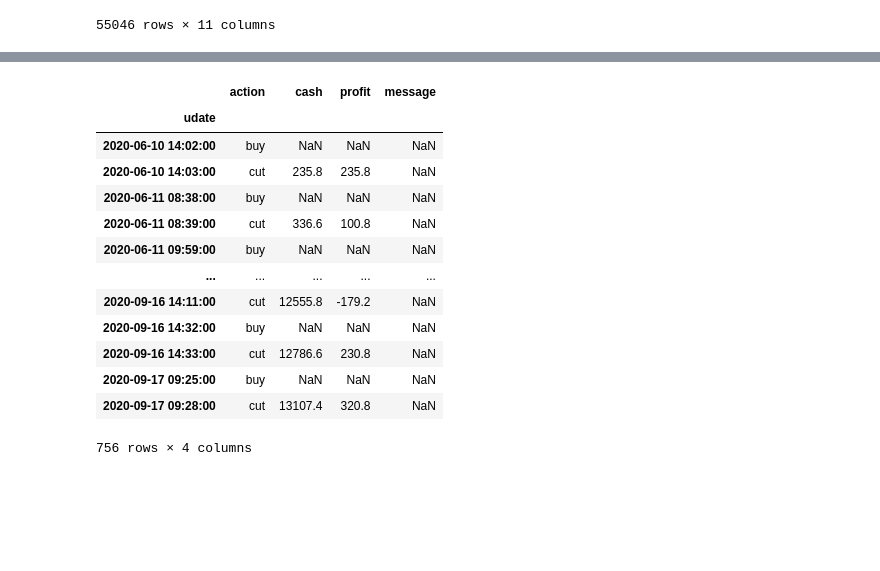
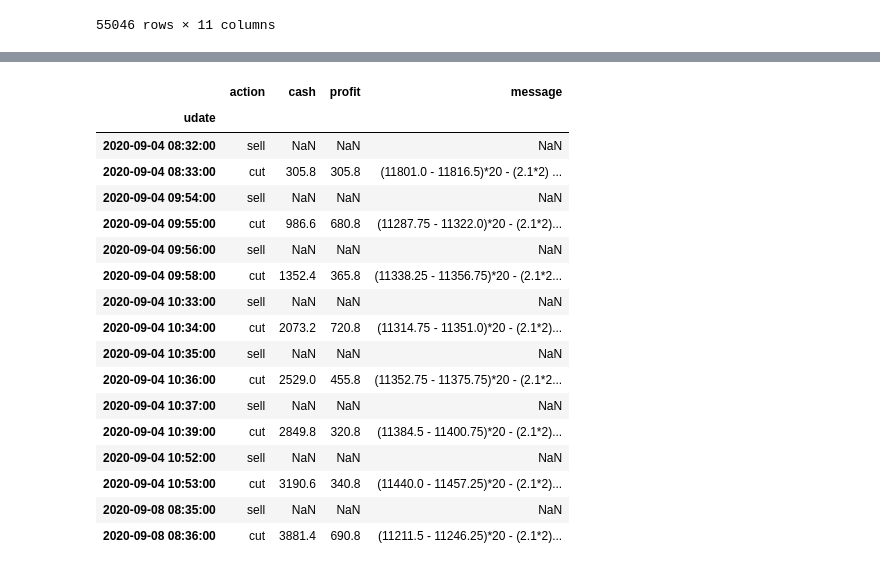
Before and after one commit to webclinic017/dbpower-machine-learning-project, a Jupyter notebook: algo.ipynb, the cells around one changed output, grey strips where cells are left out. Cells and saved outputs as stored; diff of their text form; code cells hidden in the pictures; blank space fills up the shorter version.

```diff
--- a/algo.ipynb
+++ b/algo.ipynb
@@ -7,8 +7,16 @@ import json as json
 pd.options.mode.chained_assignment = None
 # %%
 # 1.0
-path1 = os.path.abspath(os.path.join('data', 'nq', 'prediction', 't5-0608-0922-e12-u512-w50.csv'))
-path1 = os.path.abspath(os.path.join('data', 'nq', 'prediction', 't5-0608-0922-e10-u512-w50.csv'))
+file = 't5-0608-0922-e10-u512-w50'
+direction = 'short' # 方向
+vol = 0.5 # 买卖波幅
+vol2 = 0 # 止蚀波幅
+cutloss = 1.05 # 止蚀
+is_adjust = True # 调整
+minutes = 5 # 预测x分钟后
+
+# 1.1
+path1 = os.path.abspath(os.path.join('data', 'nq', 'prediction', file+'.csv'))
 df1 = pd.read_csv(path1)
 df1.udate = pd.to_datetime(df1.udate)
 df1.index = pd.to_datetime(df1.udate)
@@ -40,9 +48,19 @@ vols = np.array(df2['Volume'], dtype='float')
 df2['atr'] = talib.ATR(highs, lows, closes, timeperiod=14*2)
 
 df2['last1'] = df2['Close'].shift(periods=-1) # 上笔数据 最后价
-df2['adjust'] = df2['Close'] - df2['t5'] # 5分钟后的 波幅
-df2['pchange1'] = (df2['t1'] - df2['Close']) / df2['Close']*100 # 1分钟后的 波幅率
-df2['pchange'] = (df2['t5'] - df2['Close']) / df2['Close']*100 # 5分钟后的 波幅率
+df2['adjust'] = df2['Close'] - df2['last1'] # 前1分钟 结算价 波幅
+
+key2 = 't'+str(minutes)
+if not is_adjust:
+    df2['plast'] = df2[key2] # 预测 5分钟后的 波幅
+    df2['plast1'] = df2['t1'] # 预测 1分钟后的 波幅
+else:
+    df2['plast'] = df2[key2] + df2['adjust'] # 已调整
+    df2['plast1'] = df2['t1'] + df2['adjust'] # 已调整
+
+df2['pchange'] = (df2['plast'] - df2['Close']) / df2['Close']*100 # 预测 5分钟后的 波幅率
+df2['pchange1'] = (df2['plast1'] - df2['Close']) / df2['Close']*100 # 预测 1分钟后的 波幅率
+
 df2
 # %% [output]
 |  | udate | High | Low | Open | Close | Volume | t1 | t2 | t3 | t4 | t5 | ... |
@@ -62,11 +80,5 @@ df2
 # %%
 # 3.0
-direction = 'long' # 方向
-vol = 0.45 # 买卖波幅
-vol2 = 0 # 止蚀波幅
-cutloss = 1.05 # 止蚀
-
-# 3.1
 df4 = pd.DataFrame(columns = ['udate', 'action', 'cash', 'profit', 'message'])
 holding = False # 是否持有仓位
 top_profit_price = 0 # 买入点数
@@ -99,46 +111,55 @@ for k1, v1 in df3.iterrows():
             holding = True
             cost1 = v1['Close']
             top_profit_price = v1['Close']
             action = 'buy' if direction == 'long' else 'sell'
             df4 = df4.append({'udate': k1, 'action': action, 'cash': np.nan, 'profit': np.nan, 'message': np.nan}, ignore_index=True)
             continue
         # 3.3
         cut_loss2 = is_cut_loss(v1, top_profit_price, direction) # 止蚀
         stop_profit2 = is_stop_profit(v1, vol2) # 止盈
         if (cut_loss2 or stop_profit2) and holding:
             holding = False
             profit2 = (v1['Close']-cost1)*20 - (fee*2)
             cash = cash + profit2
+            if profit2 > 0:
+                profit3 = '<span class="text-danger">+'+str(profit2)+'</span>'
+            elif profit2 <= 0:
+                profit3 = '<span class="text-success">'+str(profit2)+'</span>'
+            message = '('+str(cost1)+' - '+str(v1['Close'])+')*20 - ('+str(fee)+'*2) = '+profit3
             # 3.4 长仓
             if direction == 'long' and stop_profit2:
                 action = 'sell'
             elif direction == 'long' and cut_loss2:
                 action = 'cut'
             # 3.5 短仓
             elif direction == 'short' and stop_profit2:
                 action = 'buy'
             elif direction == 'short' and cut_loss2:
                 action = 'cut'
-            df4 = df4.append({'udate': k1, 'action': action, 'cash': cash, 'profit': profit2, 'message': np.nan}, ignore_index=True)
+            df4 = df4.append({'udate': k1, 'action': action, 'cash': cash, 'profit': profit2, 'message': message}, ignore_index=True)
 
 df4.index = df4['udate']
 df4.drop(['udate'], axis=1, inplace=True)
 df4
 # %% [output]
 |  | action | cash | profit | message |
 | udate |  |  |  |  |
-| 2020-06-10 14:02:00 | buy | NaN | NaN | NaN |
-| 2020-06-10 14:03:00 | cut | 235.8 | 235.8 | NaN |
-| 2020-06-11 08:38:00 | buy | NaN | NaN | NaN |
-| 2020-06-11 08:39:00 | cut | 336.6 | 100.8 | NaN |
-| 2020-06-11 09:59:00 | buy | NaN | NaN | NaN |
-| ... | ... | ... | ... | ... |
-| 2020-09-16 14:11:00 | cut | 12555.8 | -179.2 | NaN |
-| 2020-09-16 14:32:00 | buy | NaN | NaN | NaN |
-| 2020-09-16 14:33:00 | cut | 12786.6 | 230.8 | NaN |
-| 2020-09-17 09:25:00 | buy | NaN | NaN | NaN |
-| 2020-09-17 09:28:00 | cut | 13107.4 | 320.8 | NaN |
+| 2020-09-04 08:32:00 | sell | NaN | NaN | NaN |
+| 2020-09-04 08:33:00 | cut | 305.8 | 305.8 | (11801.0 - 11816.5)*20 - (2.1*2) ... |
+| 2020-09-04 09:54:00 | sell | NaN | NaN | NaN |
+| 2020-09-04 09:55:00 | cut | 986.6 | 680.8 | (11287.75 - 11322.0)*20 - (2.1*2)... |
+| 2020-09-04 09:56:00 | sell | NaN | NaN | NaN |
+| 2020-09-04 09:58:00 | cut | 1352.4 | 365.8 | (11338.25 - 11356.75)*20 - (2.1*2... |
+| 2020-09-04 10:33:00 | sell | NaN | NaN | NaN |
+| 2020-09-04 10:34:00 | cut | 2073.2 | 720.8 | (11314.75 - 11351.0)*20 - (2.1*2)... |
+| 2020-09-04 10:35:00 | sell | NaN | NaN | NaN |
+| 2020-09-04 10:36:00 | cut | 2529.0 | 455.8 | (11352.75 - 11375.75)*20 - (2.1*2... |
+| 2020-09-04 10:37:00 | sell | NaN | NaN | NaN |
+| 2020-09-04 10:39:00 | cut | 2849.8 | 320.8 | (11384.5 - 11400.75)*20 - (2.1*2)... |
+| 2020-09-04 10:52:00 | sell | NaN | NaN | NaN |
+| 2020-09-04 10:53:00 | cut | 3190.6 | 340.8 | (11440.0 - 11457.25)*20 - (2.1*2)... |
+| 2020-09-08 08:35:00 | sell | NaN | NaN | NaN |
+| 2020-09-08 08:36:00 | cut | 3881.4 | 690.8 | (11211.5 - 11246.25)*20 - (2.1*2)... |
-756 rows × 4 columns
 # %%
 # 4.0
 df5 = pd.concat([df2, df4], axis=1)
```
Also changed, not shown: parts of 3 cells of this notebook.
